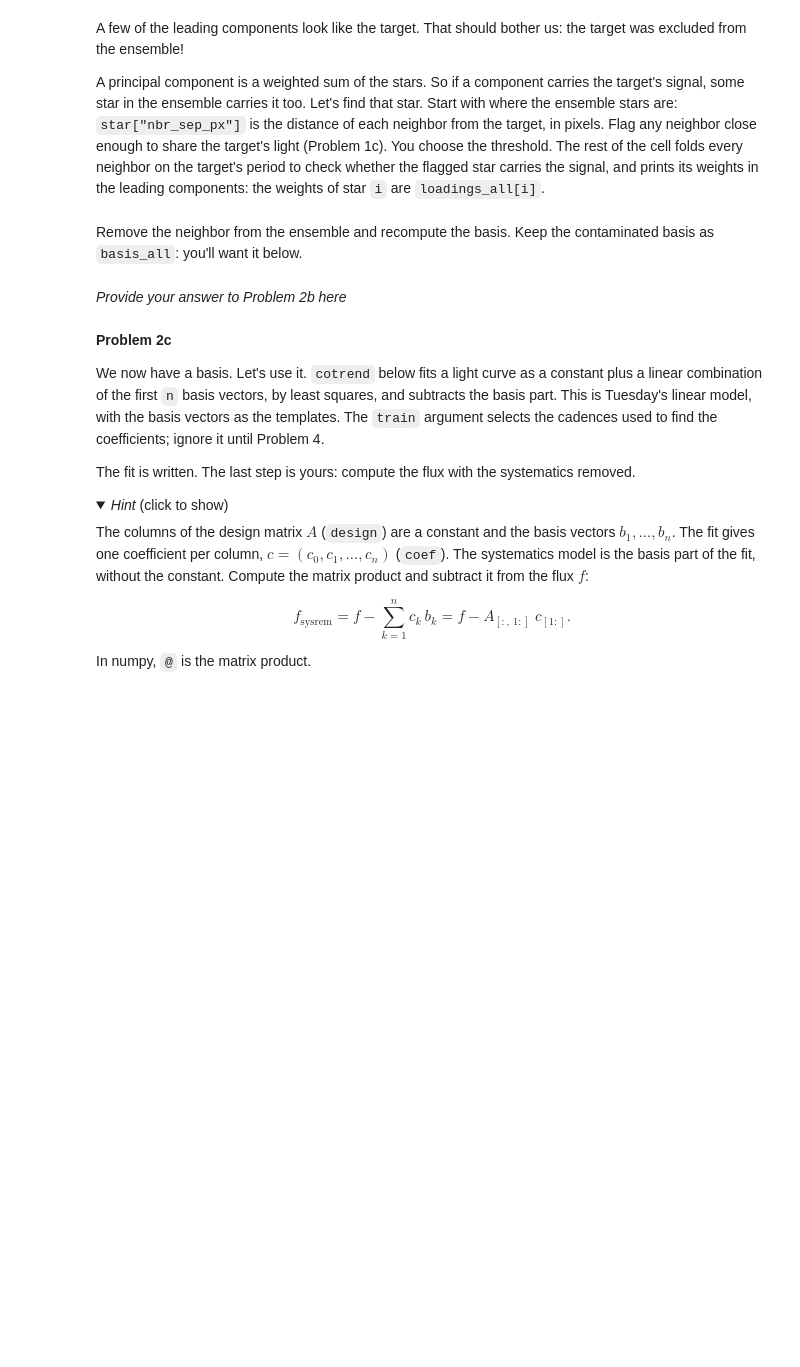
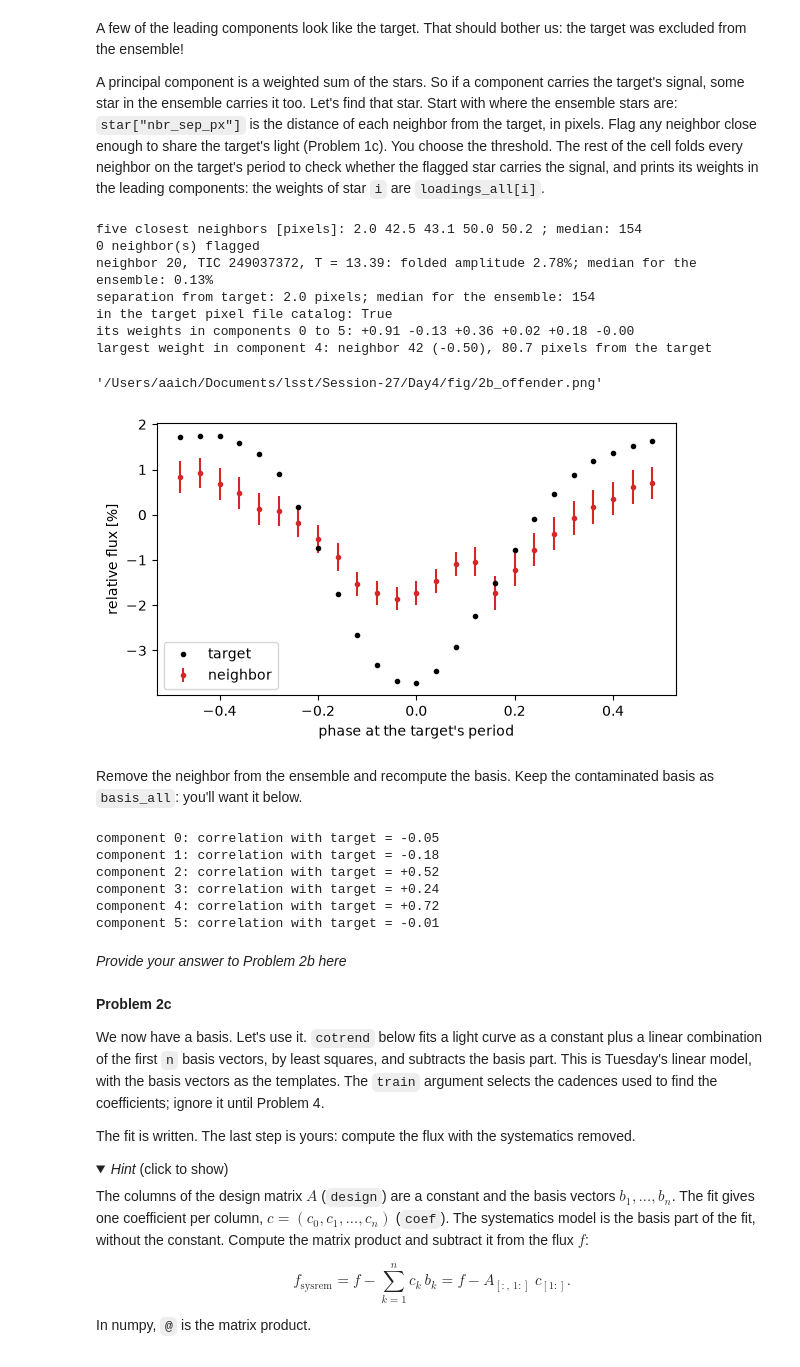
Before and after one commit to pyaritra/Session-27, a Jupyter notebook: Day4/PhotometryAndCotrending.ipynb, the cells around one changed output. Saved outputs shown, nothing was run; the diff lists cells and outputs as text; code cells hidden in the pictures; folded sections open; blank space fills up the shorter version.

```diff
--- a/Day4/PhotometryAndCotrending.ipynb
+++ b/Day4/PhotometryAndCotrending.ipynb
@@ -398,7 +448,7 @@ print("five closest neighbors [pixels]:",
       " ".join(f"{s:.1f}" for s in np.sort(sep)[:5]),
       f"; median: {np.median(sep):.0f}")
 # close: True for neighbors near enough to catch the target's PSF wings
-close = # complete
+close = (sep < 1.8) & (star["nbr_tmag"] < star["tmag"] + 2.5)
 print(f"{close.sum()} neighbor(s) flagged")
 bad = np.argmin(sep)  # the closest one
 
@@ -408,33 +458,43 @@ amp_nbr = np.array([px.fold_stats(phase, f)[0] for f in nbr_rel])
 print(f"neighbor {bad}, TIC {star['nbr_ticid'][bad]}, T = "
       f"{star['nbr_tmag'][bad]:.2f}: folded amplitude "
       f"{100 * amp_nbr[bad]:.2f}%; median for the ensemble: "
       f"{100 * np.median(amp_nbr):.2f}%")
 print(f"separation from target: {star['nbr_sep_px'][bad]:.1f} pixels; "
       f"median for the ensemble: {np.median(star['nbr_sep_px']):.0f}")
 print("in the target pixel file catalog:",
       star["nbr_ticid"][bad] in star["src_ticid"])
 print("its weights in components 0 to 5:",
       " ".join(f"{w:+.2f}" for w in loadings_all[bad, :6]))
 
 # for comparison: the star with the largest weight in the component
 # that looks most like the target
 k_bad = np.argmax([abs(np.corrcoef(b, y)[0, 1]) for b in basis_all[:6]])
 top = np.argmax(np.abs(loadings_all[:, k_bad]))
 print(f"largest weight in component {k_bad}: neighbor {top} "
       f"({loadings_all[top, k_bad]:+.2f}), "
       f"{star['nbr_sep_px'][top]:.1f} pixels from the target")
 
 fig, ax = plt.subplots(figsize=(6, 3.5))
 phase_bin, nbr_bin, err = px.bin_phase(phase, nbr_rel[bad], 25)
 ax.errorbar(phase_bin, 100 * nbr_bin, 100 * err, fmt="C3.", label="neighbor")
 phase_bin, y_bin, err = px.bin_phase(phase, y, 25)
 ax.plot(phase_bin, 100 * y_bin, "k.",
         label=f"target")
 ax.set_xlabel("phase at the target's period")
 ax.set_ylabel("relative flux [%]")
 ax.legend()
 fig.tight_layout()
 px.savefig(fig, "2b_offender")
+# %% [output]
+five closest neighbors [pixels]: 2.0 42.5 43.1 50.0 50.2 ; median: 154
+0 neighbor(s) flagged
+neighbor 20, TIC 249037372, T = 13.39: folded amplitude 2.78%; median for the ensemble: 0.13%
+separation from target: 2.0 pixels; median for the ensemble: 154
+in the target pixel file catalog: True
+its weights in components 0 to 5: +0.91 -0.13 +0.36 +0.02 +0.18 -0.00
+largest weight in component 4: neighbor 42 (-0.50), 80.7 pixels from the target
+'/Users/aaich/Documents/lsst/Session-27/Day4/fig/2b_offender.png'
+[figure, added]
 # %% [markdown]
 Remove the neighbor from the ensemble and recompute the basis.   Keep the
 contaminated basis as `basis_all`: you'll want it below.
@@ -446,6 +506,13 @@ basis, loadings, sing = pca_basis(nbr_rel[keep])
 for k in range(6):
     print(f"component {k}: correlation with target = "
           f"{np.corrcoef(basis[k], y)[0, 1]:+.2f}")
+# %% [output]
+component 0: correlation with target = -0.05
+component 1: correlation with target = -0.18
+component 2: correlation with target = +0.52
+component 3: correlation with target = +0.24
+component 4: correlation with target = +0.72
+component 5: correlation with target = -0.01
 # %% [markdown]
 *Provide your answer to Problem 2b here*
 # %% [markdown]
```
Also changed, not shown: parts of 18 cells of this notebook, 9 other files.
